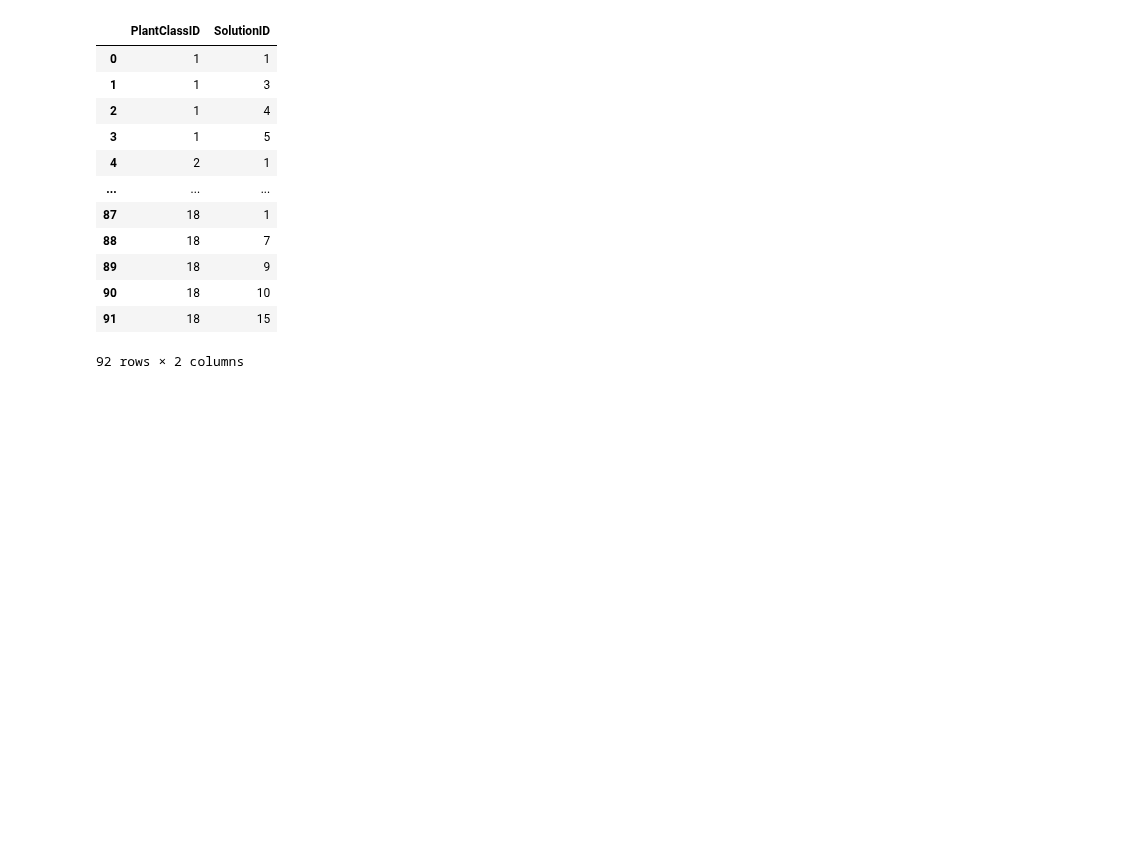
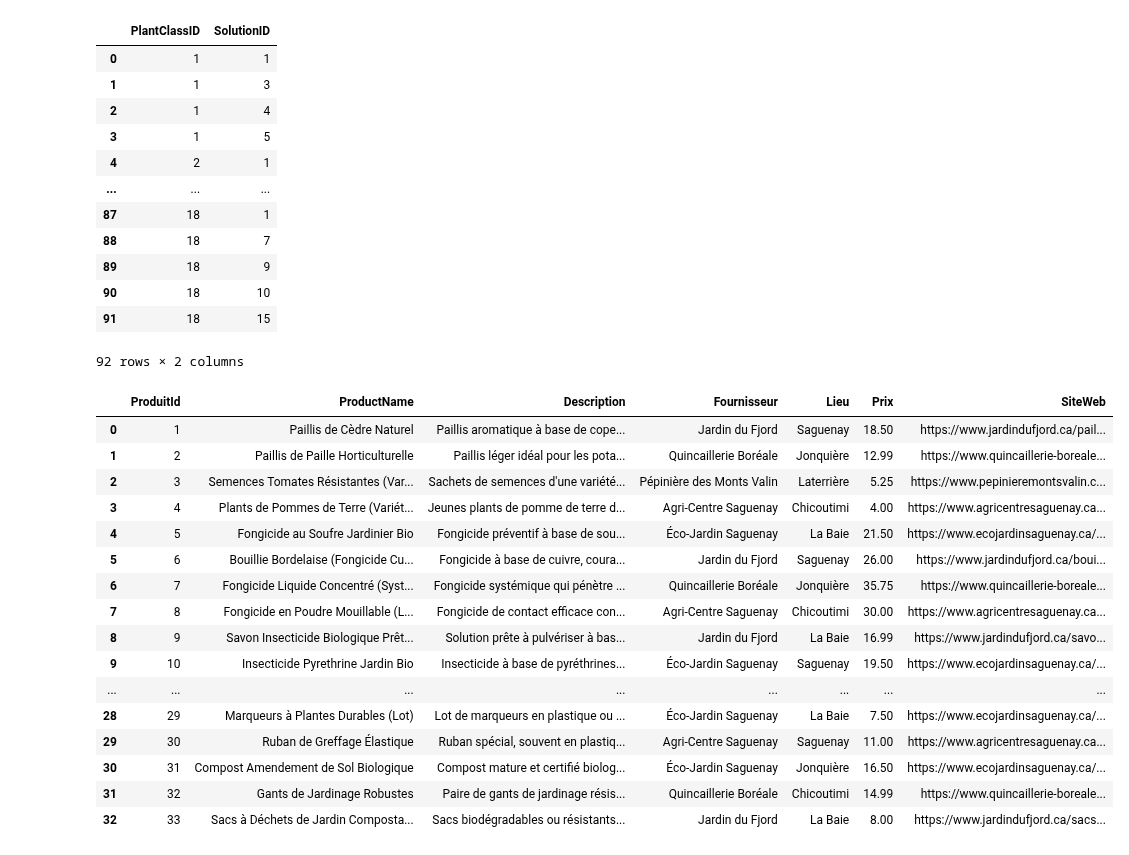
Before and after one commit to maxbhardy/happybud, a Jupyter notebook: backend/create_database.ipynb, the cells around one changed output. Cells and saved outputs as stored; diff of their text form; code cells hidden in the pictures; blank space fills up the shorter version.

Commit message:
Ajout produits dans BD

```diff
--- a/backend/create_database.ipynb
+++ b/backend/create_database.ipynb
@@ -70,3 +70,24 @@ class_solution_relationships
 | 90 | 18 | 10 |
 | 91 | 18 | 15 |
 92 rows × 2 columns
+# %%
+products = pd.read_csv("tables/products.csv")
+products
+# %% [output]
+|  | ProduitId | ProductName | Description | Fournisseur | Lieu | Prix | SiteWeb |
+| 0 | 1 | Paillis de Cèdre Naturel | Paillis aromatique à base de cope... | Jardin du Fjord | Saguenay | 18.50 | https://www.jardindufjord.ca/pail... |
+| 1 | 2 | Paillis de Paille Horticulturelle | Paillis léger idéal pour les pota... | Quincaillerie Boréale | Jonquière | 12.99 | https://www.quincaillerie-boreale... |
+| 2 | 3 | Semences Tomates Résistantes (Var... | Sachets de semences d'une variété... | Pépinière des Monts Valin | Laterrière | 5.25 | https://www.pepinieremontsvalin.c... |
+| 3 | 4 | Plants de Pommes de Terre (Variét... | Jeunes plants de pomme de terre d... | Agri-Centre Saguenay | Chicoutimi | 4.00 | https://www.agricentresaguenay.ca... |
+| 4 | 5 | Fongicide au Soufre Jardinier Bio | Fongicide préventif à base de sou... | Éco-Jardin Saguenay | La Baie | 21.50 | https://www.ecojardinsaguenay.ca/... |
+| 5 | 6 | Bouillie Bordelaise (Fongicide Cu... | Fongicide à base de cuivre, coura... | Jardin du Fjord | Saguenay | 26.00 | https://www.jardindufjord.ca/boui... |
+| 6 | 7 | Fongicide Liquide Concentré (Syst... | Fongicide systémique qui pénètre ... | Quincaillerie Boréale | Jonquière | 35.75 | https://www.quincaillerie-boreale... |
+| 7 | 8 | Fongicide en Poudre Mouillable (L... | Fongicide de contact efficace con... | Agri-Centre Saguenay | Chicoutimi | 30.00 | https://www.agricentresaguenay.ca... |
+| 8 | 9 | Savon Insecticide Biologique Prêt... | Solution prête à pulvériser à bas... | Jardin du Fjord | La Baie | 16.99 | https://www.jardindufjord.ca/savo... |
+| 9 | 10 | Insecticide Pyrethrine Jardin Bio | Insecticide à base de pyréthrines... | Éco-Jardin Saguenay | Saguenay | 19.50 | https://www.ecojardinsaguenay.ca/... |
+| ... | ... | ... | ... | ... | ... | ... | ... |
+| 28 | 29 | Marqueurs à Plantes Durables (Lot) | Lot de marqueurs en plastique ou ... | Éco-Jardin Saguenay | La Baie | 7.50 | https://www.ecojardinsaguenay.ca/... |
+| 29 | 30 | Ruban de Greffage Élastique | Ruban spécial, souvent en plastiq... | Agri-Centre Saguenay | Saguenay | 11.00 | https://www.agricentresaguenay.ca... |
+| 30 | 31 | Compost Amendement de Sol Biologique | Compost mature et certifié biolog... | Éco-Jardin Saguenay | Jonquière | 16.50 | https://www.ecojardinsaguenay.ca/... |
+| 31 | 32 | Gants de Jardinage Robustes | Paire de gants de jardinage résis... | Quincaillerie Boréale | Chicoutimi | 14.99 | https://www.quincaillerie-boreale... |
+| 32 | 33 | Sacs à Déchets de Jardin Composta... | Sacs biodégradables ou résistants... | Jardin du Fjord | La Baie | 8.00 | https://www.jardindufjord.ca/sacs... |
```
Also changed, not shown: parts of 2 cells of this notebook, 4 other files.
